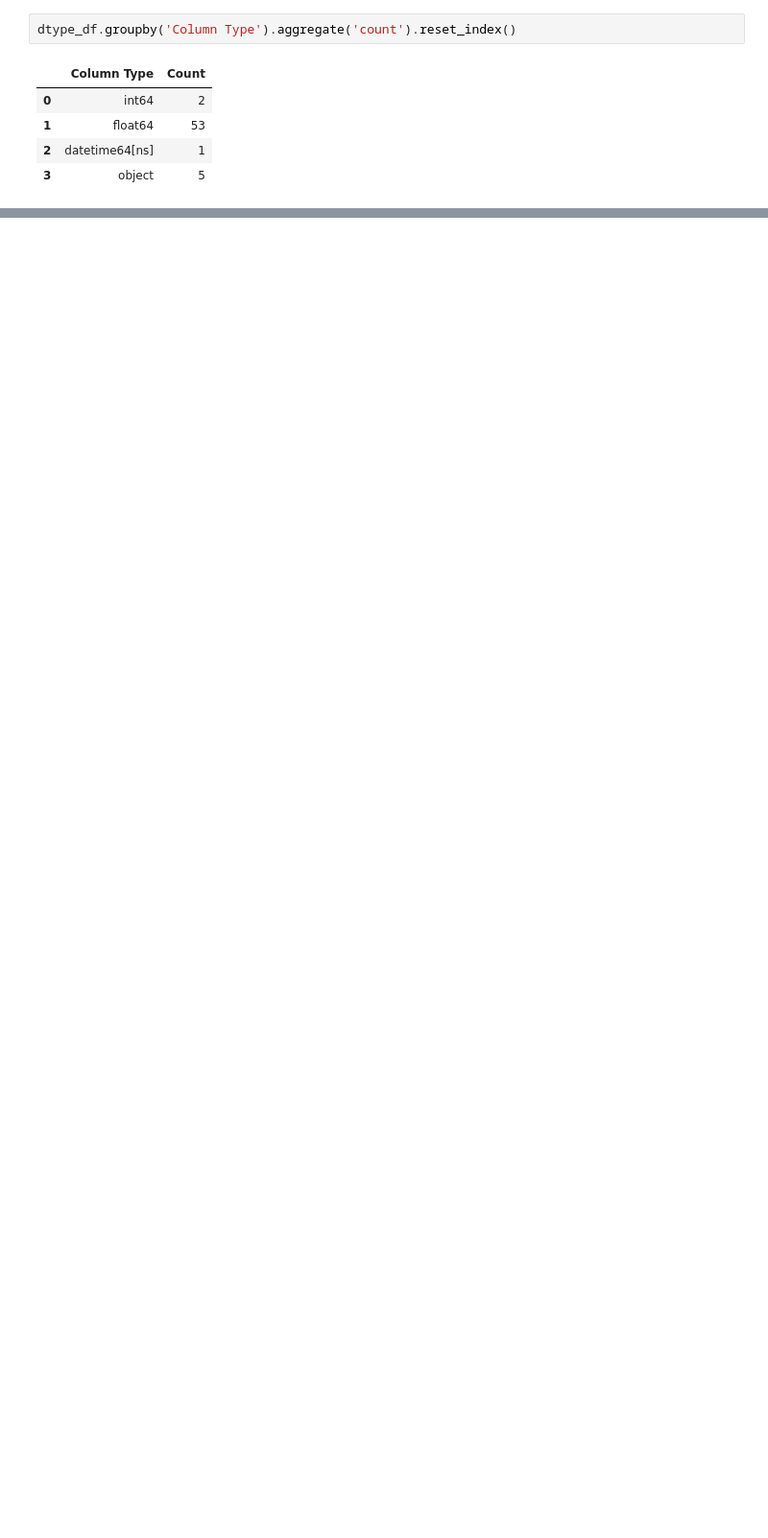
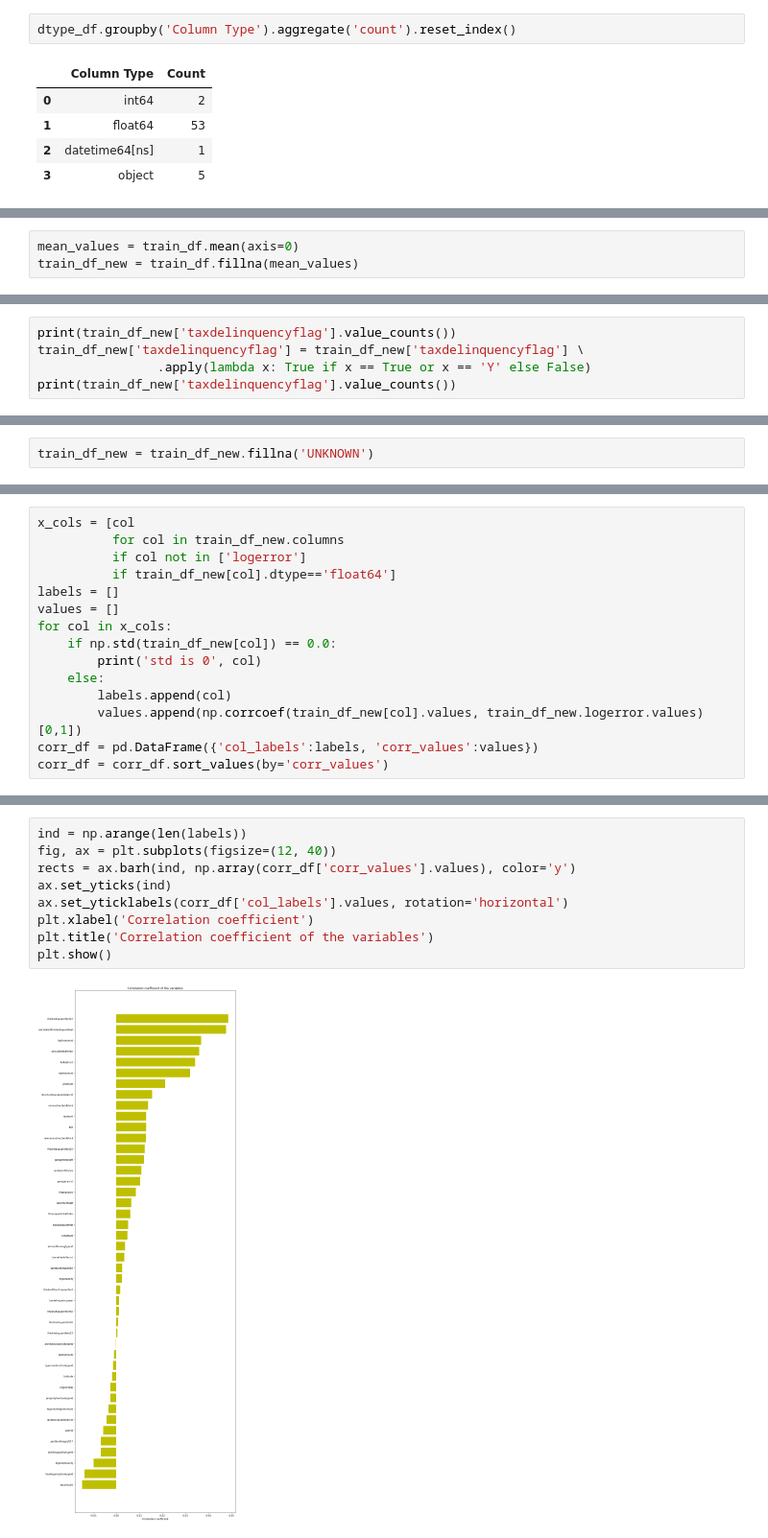
Before and after one commit to voyageth/kaggle, a Jupyter notebook: zillow/Simple Exploration Notebook - Zillow Prize.ipynb, the cells around one changed output, grey strips where cells are left out. Shown at 96% size. Drawn from its saved outputs; the diff is of its cells as text; blank space fills up the shorter version.

```diff
--- a/zillow/Simple Exploration Notebook - Zillow Prize.ipynb
+++ b/zillow/Simple Exploration Notebook - Zillow Prize.ipynb
@@ -205,0 +231,3 @@ dtype_df.groupby('Column Type').aggregate('count').reset_index()
+# %%
+mean_values = train_df.mean(axis=0)
+train_df_new = train_df.fillna(mean_values)
@@ -205,0 +244,5 @@ dtype_df.groupby('Column Type').aggregate('count').reset_index()
+# %%
+print(train_df_new['taxdelinquencyflag'].value_counts())
+train_df_new['taxdelinquencyflag'] = train_df_new['taxdelinquencyflag'] \
+                .apply(lambda x: True if x == True or x == 'Y' else False)
+print(train_df_new['taxdelinquencyflag'].value_counts())
@@ -205,0 +255,2 @@ dtype_df.groupby('Column Type').aggregate('count').reset_index()
+# %%
+train_df_new = train_df_new.fillna('UNKNOWN')
@@ -205,0 +264,15 @@ dtype_df.groupby('Column Type').aggregate('count').reset_index()
+# %%
+x_cols = [col
+          for col in train_df_new.columns
+          if col not in ['logerror']
+          if train_df_new[col].dtype=='float64']
+labels = []
+values = []
+for col in x_cols:
+    if np.std(train_df_new[col]) == 0.0:
+        print('std is 0', col)
+    else:
+        labels.append(col)
+        values.append(np.corrcoef(train_df_new[col].values, train_df_new.logerror.values)[0,1])
+corr_df = pd.DataFrame({'col_labels':labels, 'corr_values':values})
+corr_df = corr_df.sort_values(by='corr_values')
@@ -205,0 +288,11 @@ dtype_df.groupby('Column Type').aggregate('count').reset_index()
+# %%
+ind = np.arange(len(labels))
+fig, ax = plt.subplots(figsize=(12, 40))
+rects = ax.barh(ind, np.array(corr_df['corr_values'].values), color='y')
+ax.set_yticks(ind)
+ax.set_yticklabels(corr_df['col_labels'].values, rotation='horizontal')
+plt.xlabel('Correlation coefficient')
+plt.title('Correlation coefficient of the variables')
+plt.show()
+# %% [output]
+[figure, added]
```
Also changed, not shown: parts of 11 cells of this notebook.
